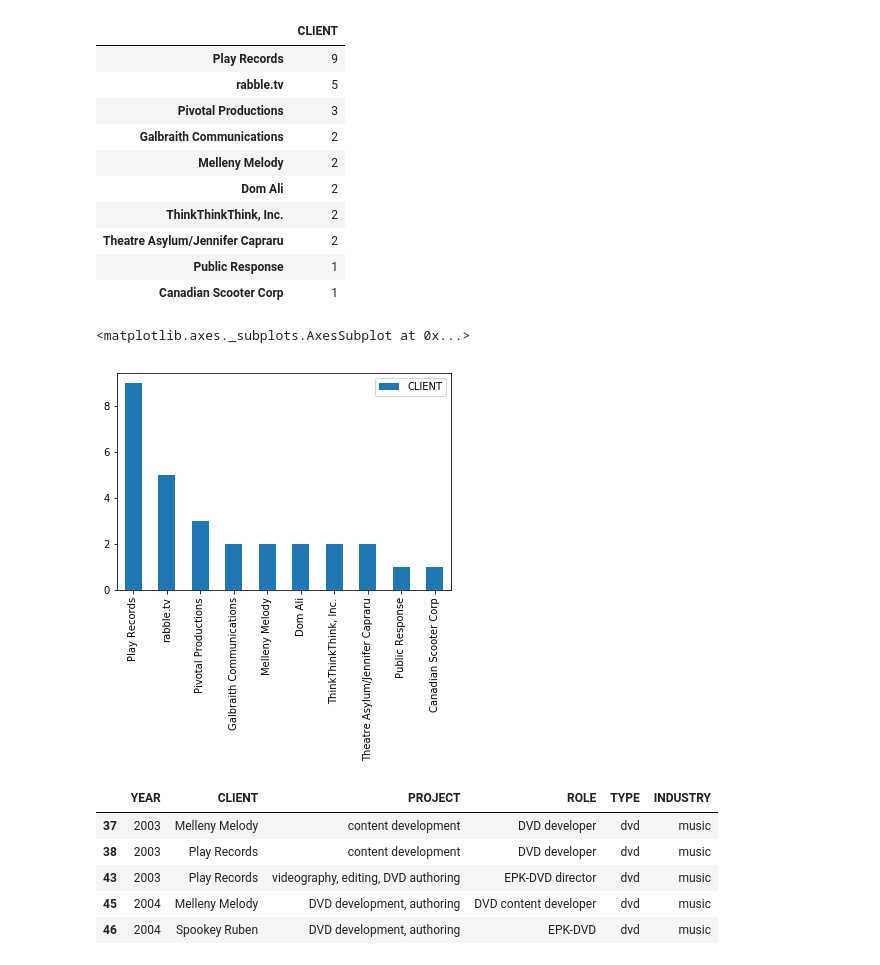
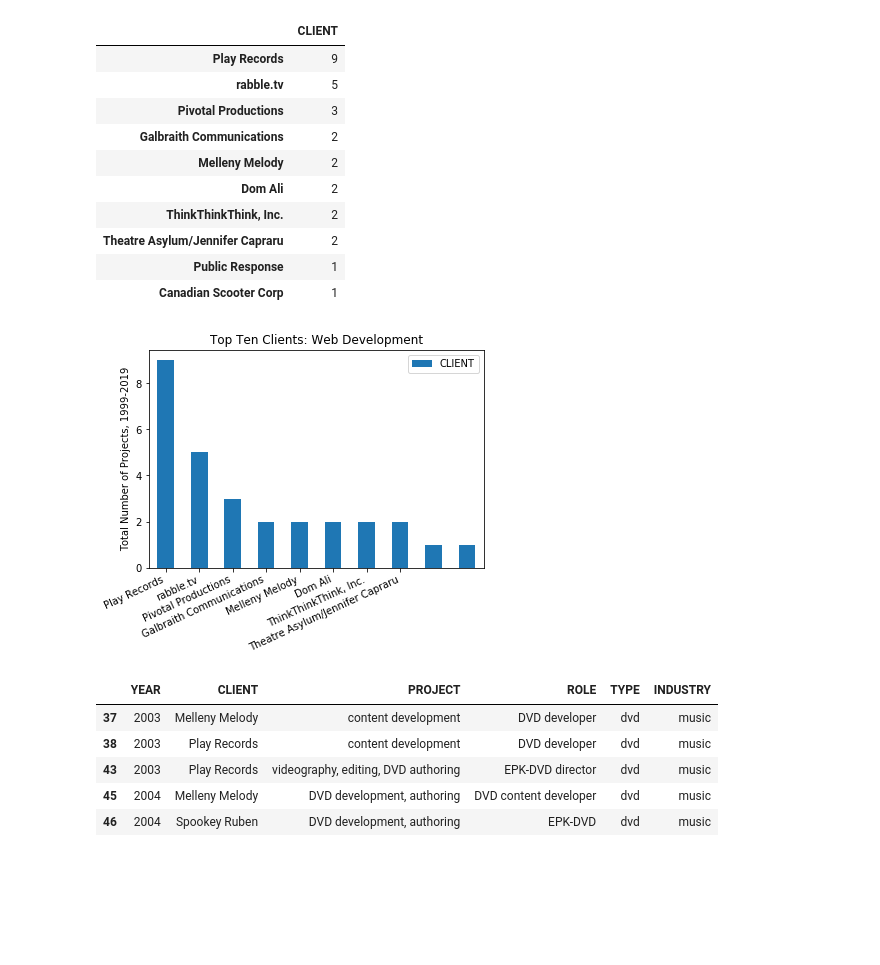
Before and after one commit to elsantonato/18-Project_3-The_Numbers, a Jupyter notebook: ftpmedia_app/data_cleaning.ipynb, the cells around one changed output. Saved outputs shown, nothing was run; the diff lists cells and outputs as text; code cells hidden in the pictures; blank space fills up the shorter version.

```diff
--- a/ftpmedia_app/data_cleaning.ipynb
+++ b/ftpmedia_app/data_cleaning.ipynb
@@ -378,7 +378,7 @@ video_clients_10.plot(kind='bar')
 #not working correctly
 # %%
 # Identify the client projects that are specific to type "web"
-web = elsanto_df[elsanto_df["TYPE"].str.contains("web")]
+web = elsanto_df[elsanto_df["TYPE"].str.contains("web") + ("webcasting")== False)]
 web.info()
 web.index
 # %% [output]
@@ -414,15 +399,23 @@ web_clients.head(10)
 | Theatre Asylum/Jennifer Capraru | 2 |
 | Public Response | 1 |
 | Canadian Scooter Corp | 1 |
-# %%
-# plot top ten clients for web work
-web_clients_10 = web_clients.head(10)
-#if len(web_clients) > 10:
-#    web_clients_10['remaining {0} items'.format(len(web_clients) - 10)] = sum(web_clients[10:])
-web_clients_10.plot(kind='bar')
-# %% [output]
-<matplotlib.axes._subplots.AxesSubplot at 0x...>
-[figure, removed]
+# %%
+# plot top ten clients for web work
+web_clients_10 = web_clients.head(10)
+web_clients_10.plot(kind='bar')
+
+plt.title("Top Ten Clients: Web Development")
+plt.ylabel("Total Number of Projects, 1999-2019")
+
+plt.xticks(tick_locations, ha='right', rotation=25)
+
+# Save plot
+plt.savefig('images/fig_web.png', bbox_inches="tight", dpi=199)
+
+# Show plot
+plt.show()
+# %% [output]
+[figure, added]
 # %%
 # Identify the client projects that are specific to type "dvd"
 dvd = elsanto_df[elsanto_df["TYPE"].str.contains("dvd")]
```
Also changed, not shown: parts of 7 cells of this notebook, 4 other files.
